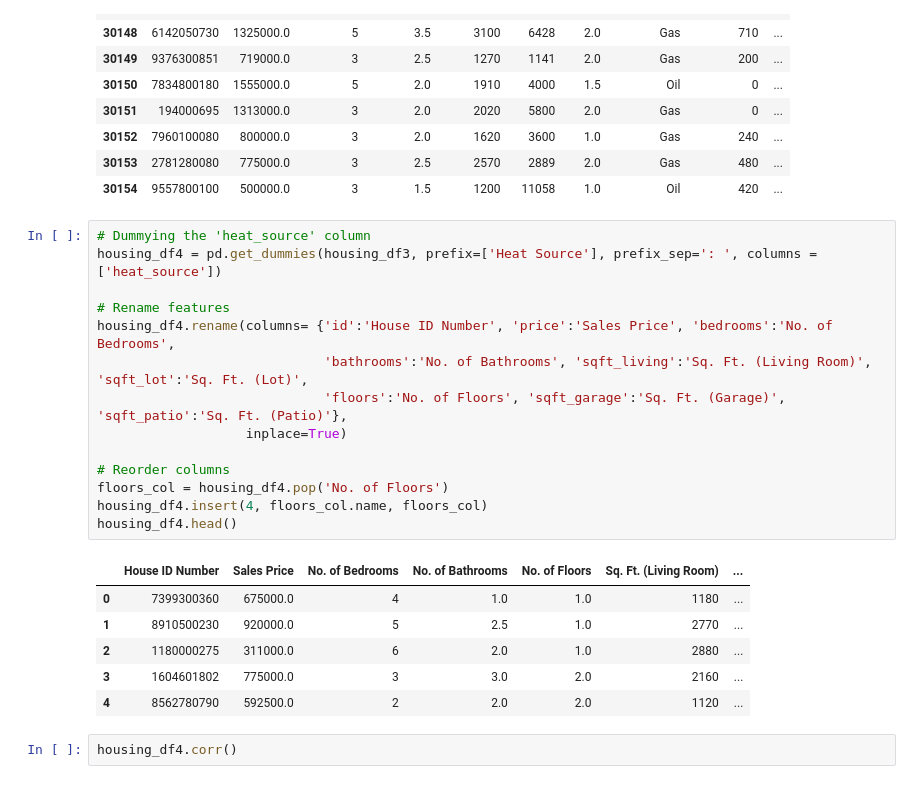
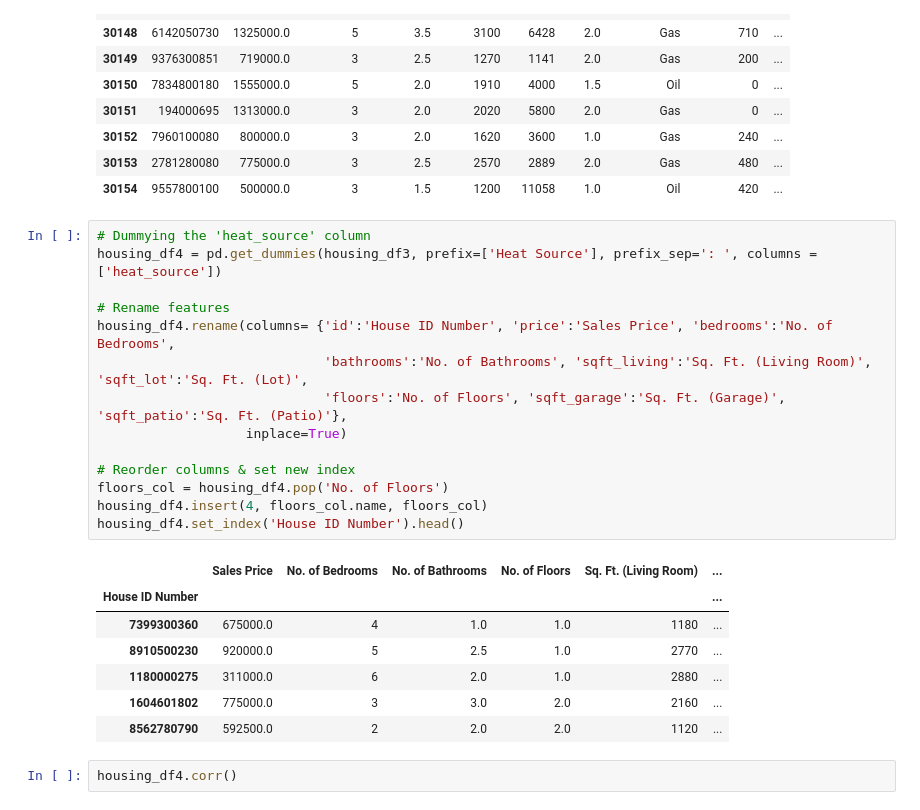
Before and after one commit to rookiescientist-andre/King-County-Real-Estate-Analysis, a Jupyter notebook: student.ipynb, the cells around one changed output. Drawn from its saved outputs; the diff is of its cells as text.

```diff
--- a/student.ipynb
+++ b/student.ipynb
@@ -161,24 +177,25 @@ housing_df3.tail(10)
 # %%
 # Dummying the 'heat_source' column
 housing_df4 = pd.get_dummies(housing_df3, prefix=['Heat Source'], prefix_sep=': ', columns = ['heat_source'])
 
 # Rename features
 housing_df4.rename(columns= {'id':'House ID Number', 'price':'Sales Price', 'bedrooms':'No. of Bedrooms',
                              'bathrooms':'No. of Bathrooms', 'sqft_living':'Sq. Ft. (Living Room)', 'sqft_lot':'Sq. Ft. (Lot)',
                              'floors':'No. of Floors', 'sqft_garage':'Sq. Ft. (Garage)', 'sqft_patio':'Sq. Ft. (Patio)'},
                    inplace=True)
 
-# Reorder columns
+# Reorder columns & set new index
 floors_col = housing_df4.pop('No. of Floors')
 housing_df4.insert(4, floors_col.name, floors_col)
-housing_df4.head()
+housing_df4.set_index('House ID Number').head()
 # %% [output]
-|  | House ID Number | Sales Price | No. of Bedrooms | No. of Bathrooms | No. of Floors | Sq. Ft. (Living Room) | ... |
-| 0 | 7399300360 | 675000.0 | 4 | 1.0 | 1.0 | 1180 | ... |
-| 1 | 8910500230 | 920000.0 | 5 | 2.5 | 1.0 | 2770 | ... |
-| 2 | 1180000275 | 311000.0 | 6 | 2.0 | 1.0 | 2880 | ... |
-| 3 | 1604601802 | 775000.0 | 3 | 3.0 | 2.0 | 2160 | ... |
-| 4 | 8562780790 | 592500.0 | 2 | 2.0 | 2.0 | 1120 | ... |
+|  | Sales Price | No. of Bedrooms | No. of Bathrooms | No. of Floors | Sq. Ft. (Living Room) | ... |
+| House ID Number |  |  |  |  |  | ... |
+| 7399300360 | 675000.0 | 4 | 1.0 | 1.0 | 1180 | ... |
+| 8910500230 | 920000.0 | 5 | 2.5 | 1.0 | 2770 | ... |
+| 1180000275 | 311000.0 | 6 | 2.0 | 1.0 | 2880 | ... |
+| 1604601802 | 775000.0 | 3 | 3.0 | 2.0 | 2160 | ... |
+| 8562780790 | 592500.0 | 2 | 2.0 | 2.0 | 1120 | ... |
 # %%
 housing_df4.corr()
 # %% [output]
```
Also changed, not shown: parts of 10 cells of this notebook.
